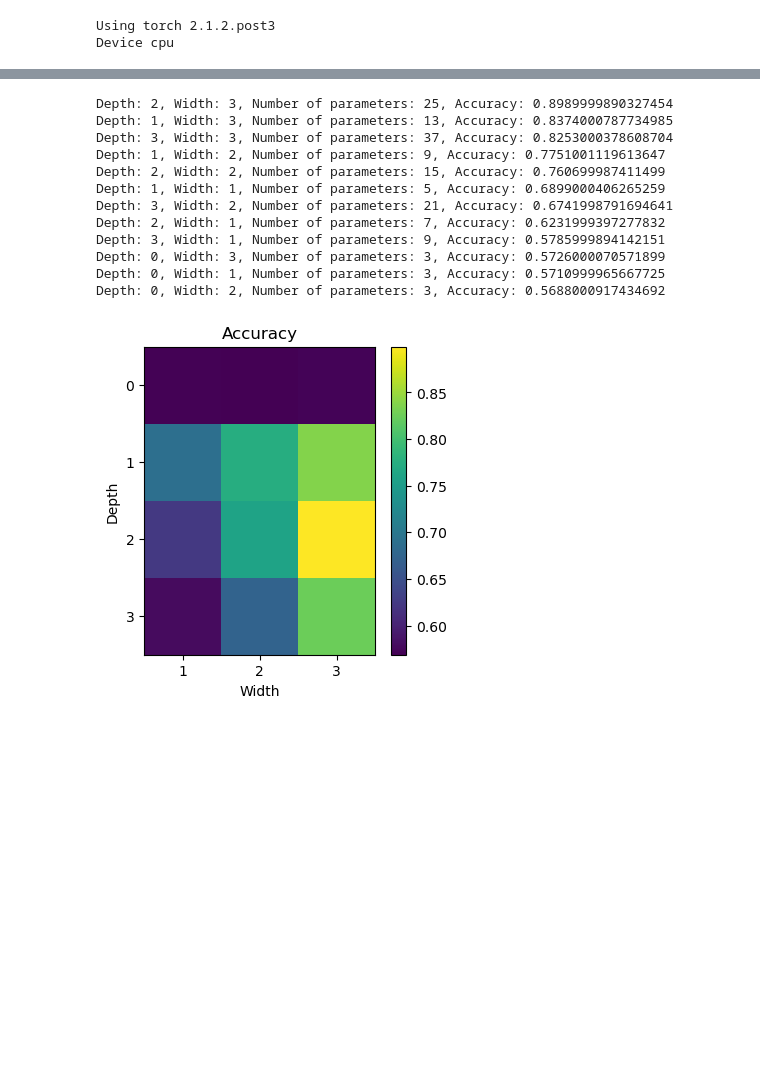
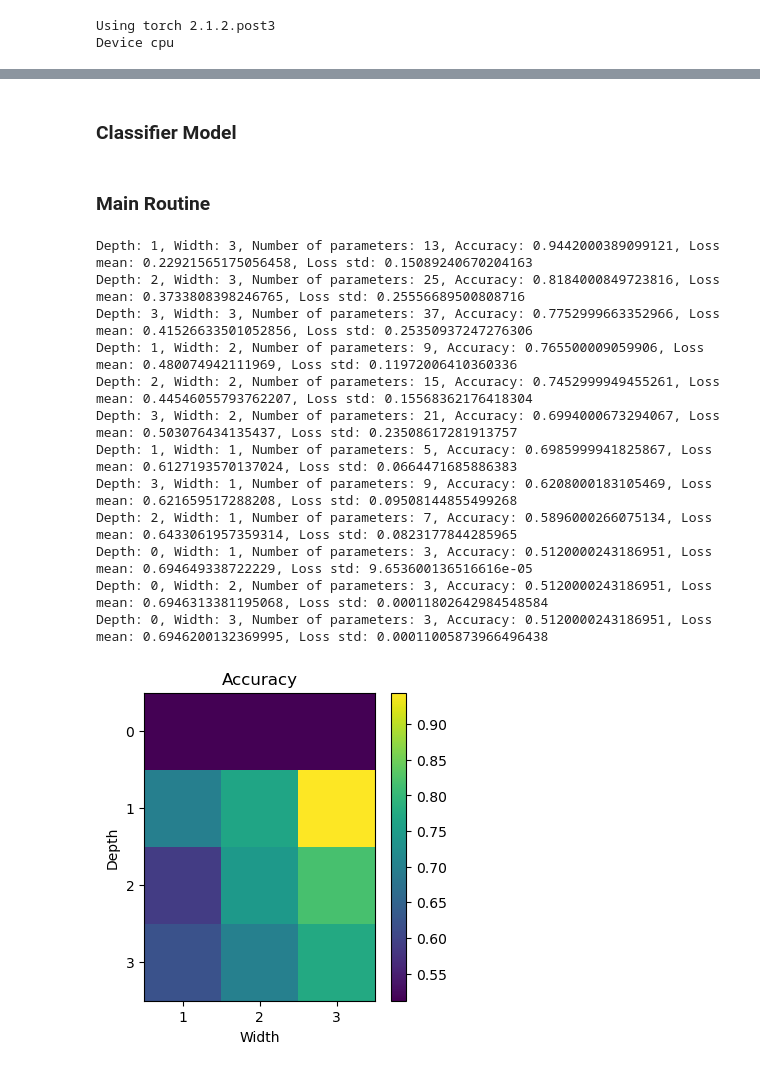
Before and after one commit to gsindlinger/ADL_2024, a Jupyter notebook: Assignment_1/Code/feedforwardAssignment_Solution.ipynb, the cells around one changed output, grey strips where cells are left out. Saved outputs shown, nothing was run; the diff lists cells and outputs as text; code cells hidden in the pictures; blank space fills up the shorter version.

```diff
--- a/Assignment_1/Code/feedforwardAssignment_Solution.ipynb
+++ b/Assignment_1/Code/feedforwardAssignment_Solution.ipynb
@@ -82,3 +92,5 @@ Data point 0: (tensor([1.1368, 0.9722]), tensor(0))
+# %% [markdown]
+### Classifier Model
 # %%
 class SimpleClassifier(nn.Module):
     def __init__(self, src, tg, depth, width, device=device):
@@ -97,6 +109,10 @@ class SimpleClassifier(nn.Module):
 
         ###############################################################################################
         # Assignment: replace self.model with your code for a network src-width-width-...-tg network
+        # Solution: Distinguish between case of depth=0 and depth>0:
+        #           For depth=0, the network is a simple linear transformation,
+        #           for depth>0, the network consists of a linear transformation
+        #                       followed by a tanh activation function, repeated depth times.
         ###############################################################################################
         if depth == 0:
             functionLst = [nn.Linear(src, tg), nn.Identity()]
@@ -138,7 +154,7 @@ def train_model(model, optimizer, data_loader, loss_module, num_epochs=100):
         for data_inputs, data_labels in data_loader:
             # Step 1: Run the model on the input data
             preds = model(data_inputs)
-            #preds = preds.squeeze(dim=1)  # Output is [Batch size, 1], but we want [Batch size]
+            # preds = preds.squeeze(dim=1)  # Output is [Batch size, 1], but we want [Batch size]
 
             # Step 2: Calculate the loss
             loss = loss_module(preds, data_labels.float())
@@ -153,18 +169,26 @@ def train_model(model, optimizer, data_loader, loss_module, num_epochs=100):
             # Step 4: Update the parameters
             optimizer.step()
 
-def eval_model(model, data_loader):
+def eval_model(model, data_loader, loss_module):
     """Evaluate a model.
 
     Args:
         model: A (trained) model
         data_loader: The function to load the data
+
+    Returns:
+        acc: Accuracy of the model based on the data from data_loader
+        loss: Loss of the model based on the data from data_loader
     """
     model.eval()  # Set model to eval mode
     true_preds, num_preds = 0.0, 0.0
 
     with torch.no_grad():  # Deactivate gradients for the following code
         for data_inputs, data_labels in data_loader:
+
+            # Track loss for elaboration of the model at the end
+            loss = loss_module(model(data_inputs), data_labels.float())
+
             preds = model(data_inputs)
             preds = torch.sigmoid(preds)  # Sigmoid to map predictions between 0 and 1
             pred_labels = (preds >= 0.5).long()  # Binarize predictions to 0 and 1
@@ -174,12 +198,17 @@ def eval_model(model, data_loader):
             num_preds += data_labels.shape[0]
 
     acc = true_preds / num_preds
-    return acc
+    return acc, loss
+# %% [markdown]
+### Main Routine
 # %%
 ###############################################################################################
 # Assignment: replace the following with code that trains your networks repeatedly on the same
 # XORDataset for a range of depths and widths, e.g., depths and widths in the range range(4)
 # and each repeated 3 times.
+
+# Solution: We will train the model for each combination of depth and width,
+#           and repeat the training process reps times.
 
 ###############################################################################################
 
@@ -195,47 +224,54 @@ depths = range(4)
 widths = range(1,4)
 reps = 20
 accs_with_metadata = []
 for i, depth in enumerate(depths):
     for j, width in enumerate(widths):
         acc = 0
-        for _ in range(reps):
+        losses = []
+
+        # Repeat reps (initially 3) times, to get a better estimate of the accuracy
+        for i in range(reps):
             model = SimpleClassifier(src=2, tg=1, depth=depth, width=width)
             optimizer = torch.optim.SGD(model.parameters(), lr=0.1)
             train_model(model, optimizer, train_data_loader, loss_module, num_epochs=100)
-            acc += eval_model(model, test_data_loader)
+            acc_temp, loss_temp = eval_model(model, test_data_loader, loss_module)
+            acc += acc_temp
+            losses.append(loss_temp)
 
         accs_with_metadata.append({
             'acc': acc / reps,
             'depth': depth,
             'width': width,
-            'number_of_parameters': sum(p.numel() for p in model.parameters())
+            'number_of_parameters': sum(p.numel() for p in model.parameters()),
+            'loss_mean': np.mean(losses),
+            'loss_std': np.std(losses)
         })
 
 
 for acc in sorted(accs_with_metadata, key=lambda x: x['acc'], reverse=True):
-    print(f"Depth: {acc['depth']}, Width: {acc['width']}, Number of parameters: {acc['number_of_parameters']}, Accuracy: {acc['acc']}")
+    print(f"Depth: {acc['depth']}, Width: {acc['width']}, Number of parameters: {acc['number_of_parameters']}, Accuracy: {acc['acc']}, Loss mean: {acc['loss_mean']}, Loss std: {acc['loss_std']}")
 
 # Plot accuracy with respect to width and height
 plt.figure(figsize=(4, 4))
 plt.imshow(np.array([acc['acc'] for acc in accs_with_metadata]).reshape(len(depths), len(widths)))
 plt.colorbar()
 plt.ylabel("Depth")
 plt.xlabel("Width")
 plt.title("Accuracy")
 plt.xticks(range(len(widths)), widths)
 plt.yticks(range(len(depths)), depths)
 plt.show()
 # %% [output]
-Depth: 2, Width: 3, Number of parameters: 25, Accuracy: 0.8989999890327454
-Depth: 1, Width: 3, Number of parameters: 13, Accuracy: 0.8374000787734985
-Depth: 3, Width: 3, Number of parameters: 37, Accuracy: 0.8253000378608704
-Depth: 1, Width: 2, Number of parameters: 9, Accuracy: 0.7751001119613647
-Depth: 2, Width: 2, Number of parameters: 15, Accuracy: 0.760699987411499
-Depth: 1, Width: 1, Number of parameters: 5, Accuracy: 0.6899000406265259
-Depth: 3, Width: 2, Number of parameters: 21, Accuracy: 0.6741998791694641
-Depth: 2, Width: 1, Number of parameters: 7, Accuracy: 0.6231999397277832
-Depth: 3, Width: 1, Number of parameters: 9, Accuracy: 0.5785999894142151
-Depth: 0, Width: 3, Number of parameters: 3, Accuracy: 0.5726000070571899
-Depth: 0, Width: 1, Number of parameters: 3, Accuracy: 0.5710999965667725
-Depth: 0, Width: 2, Number of parameters: 3, Accuracy: 0.5688000917434692
+Depth: 1, Width: 3, Number of parameters: 13, Accuracy: 0.9442000389099121, Loss mean: 0.22921565175056458, Loss std: 0.15089240670204163
+Depth: 2, Width: 3, Number of parameters: 25, Accuracy: 0.8184000849723816, Loss mean: 0.3733808398246765, Loss std: 0.25556689500808716
+Depth: 3, Width: 3, Number of parameters: 37, Accuracy: 0.7752999663352966, Loss mean: 0.41526633501052856, Loss std: 0.25350937247276306
+Depth: 1, Width: 2, Number of parameters: 9, Accuracy: 0.765500009059906, Loss mean: 0.480074942111969, Loss std: 0.11972006410360336
+Depth: 2, Width: 2, Number of parameters: 15, Accuracy: 0.7452999949455261, Loss mean: 0.44546055793762207, Loss std: 0.15568362176418304
+Depth: 3, Width: 2, Number of parameters: 21, Accuracy: 0.6994000673294067, Loss mean: 0.503076434135437, Loss std: 0.23508617281913757
+Depth: 1, Width: 1, Number of parameters: 5, Accuracy: 0.6985999941825867, Loss mean: 0.6127193570137024, Loss std: 0.0664471685886383
+Depth: 3, Width: 1, Number of parameters: 9, Accuracy: 0.6208000183105469, Loss mean: 0.621659517288208, Loss std: 0.09508144855499268
+Depth: 2, Width: 1, Number of parameters: 7, Accuracy: 0.5896000266075134, Loss mean: 0.6433061957359314, Loss std: 0.0823177844285965
+Depth: 0, Width: 1, Number of parameters: 3, Accuracy: 0.5120000243186951, Loss mean: 0.694649338722229, Loss std: 9.653600136516616e-05
+Depth: 0, Width: 2, Number of parameters: 3, Accuracy: 0.5120000243186951, Loss mean: 0.6946313381195068, Loss std: 0.00011802642984548584
+Depth: 0, Width: 3, Number of parameters: 3, Accuracy: 0.5120000243186951, Loss mean: 0.6946200132369995, Loss std: 0.00011005873966496438
-[figure, old version]
+[figure, new version]
```
Also changed, not shown: parts of 6 cells of this notebook.
